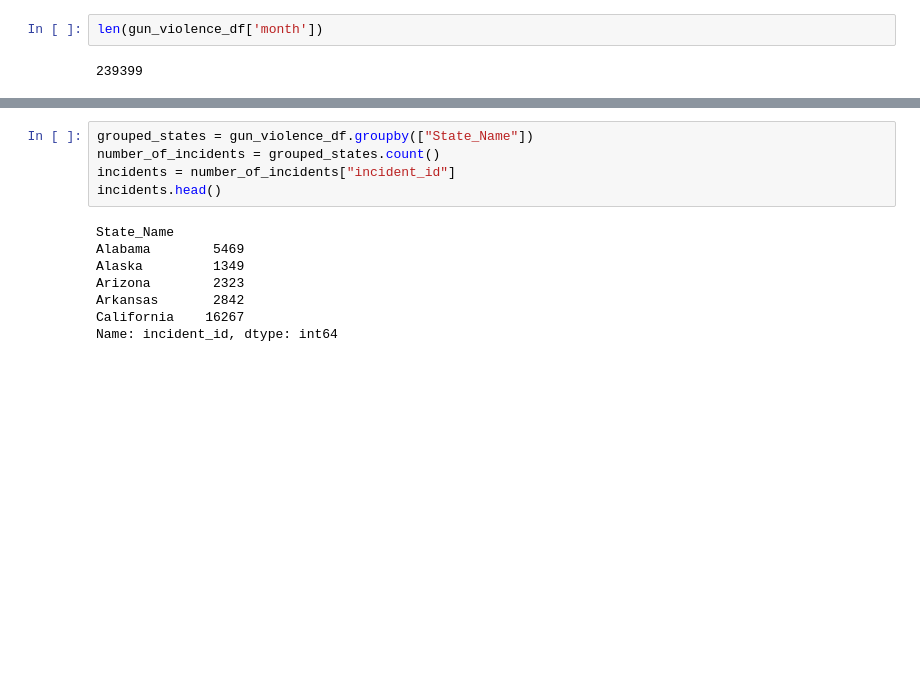
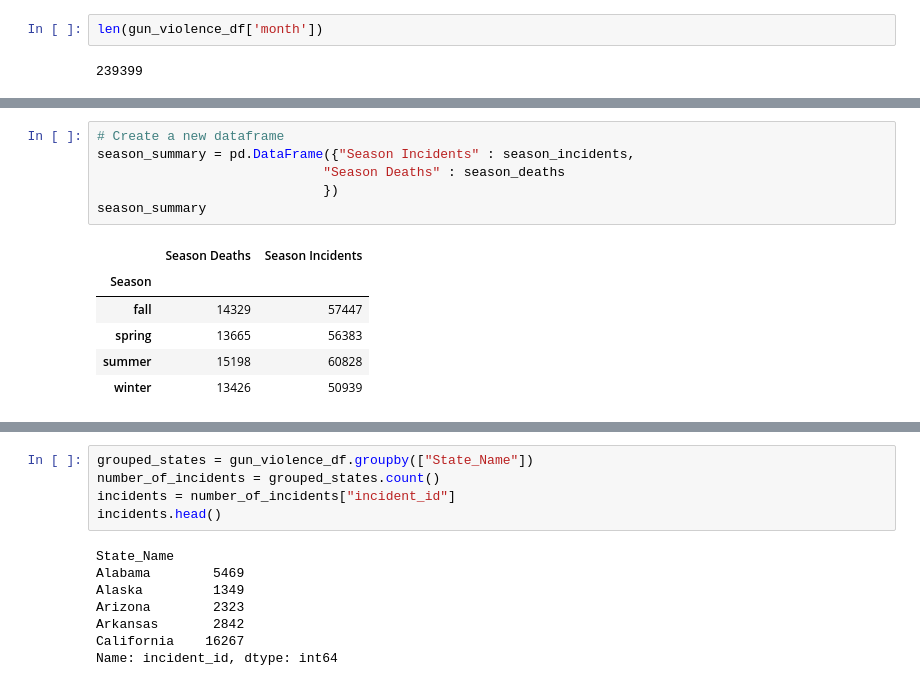
Before and after one commit to summergernon/gun_violence_analysis, a Jupyter notebook: Gun_Analysis_Pati.ipynb, the cells around one changed output, grey strips where cells are left out. Drawn from its saved outputs; the diff is of its cells as text; blank space fills up the shorter version.

```diff
--- a/Gun_Analysis_Pati.ipynb
+++ b/Gun_Analysis_Pati.ipynb
@@ -199,0 +251,13 @@ ValueError: Length of values does not match length of index
+# %%
+# Create a new dataframe
+season_summary = pd.DataFrame({"Season Incidents" : season_incidents,
+                             "Season Deaths" : season_deaths
+                             })
+season_summary
+# %% [output]
+|  | Season Deaths | Season Incidents |
+| Season |  |  |
+| fall | 14329 | 57447 |
+| spring | 13665 | 56383 |
+| summer | 15198 | 60828 |
+| winter | 13426 | 50939 |
```
Also changed, not shown: parts of 13 cells of this notebook.
